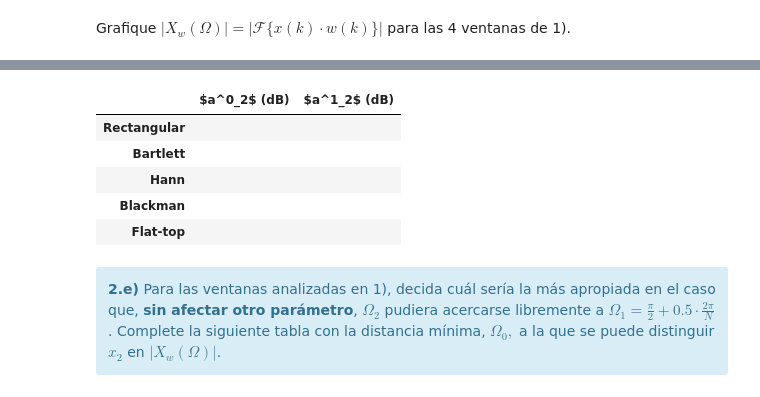
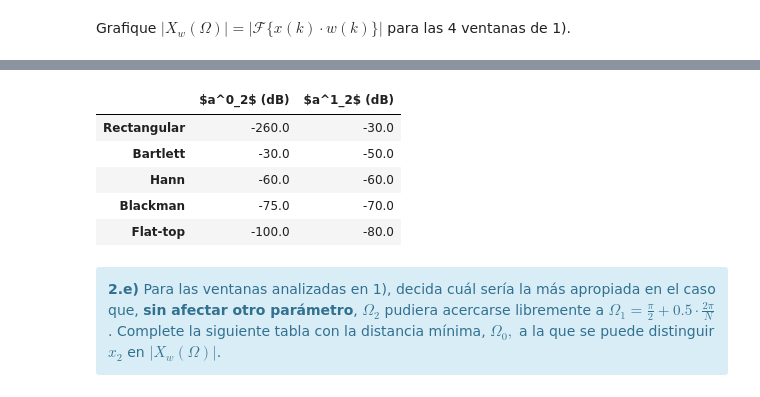
Before and after one commit to LisandroRobles/tp2, a Jupyter notebook: TP2 - Ventanas.ipynb, the cells around one changed output, grey strips where cells are left out. Cells and saved outputs as stored; diff of their text form; code cells hidden in the pictures.

```diff
--- a/TP2 - Ventanas.ipynb
+++ b/TP2 - Ventanas.ipynb
@@ -967,0 +1100,14 @@ plt.plot(t,x)
+# %%
+fig, axarr = plt.subplots(4, 1,figsize = (10,5))
+fig.suptitle('Distinción de $x_{2}$ para varias desintonias, ' + str(20*np.log10(a2)),fontsize=12,y = 1.08)
+fig.tight_layout()
+
+i = 0
+for Xi,d1i in zip(X,d1):
+    axarr[i].plot(f,Xi)
+    axarr[i].set_title('Espectro de módulo para d1 = ' + str(d1i))
+    axarr[i].set_ylabel('$|X(\Omega)|$')
+    axarr[i].set_xlabel('$\\Omega$')
+    axarr[i].axis('tight')
+    axarr[i].grid()
+    i = i + 1
@@ -967,0 +1160,14 @@ plt.plot(t,x)
+# %%
+fig, axarr = plt.subplots(4, 1,figsize = (10,5))
+fig.suptitle('Distinción de $x_{2}$ para varias desintonias, ' + str(20*np.log10(a2)),fontsize=12,y = 1.08)
+fig.tight_layout()
+
+i = 0
+for Xi,d1i in zip(X,d1):
+    axarr[i].plot(f,Xi)
+    axarr[i].set_title('Espectro de módulo para d1 = ' + str(d1i))
+    axarr[i].set_ylabel('$|X(\Omega)|$')
+    axarr[i].set_xlabel('$\\Omega$')
+    axarr[i].axis('tight')
+    axarr[i].grid()
+    i = i + 1
@@ -1006,32 +1479,28 @@ Grafique $\lvert X_w(\Omega) \rvert = \lvert \mathcal{F}\{ x(k) · w(k) \} \rver
+# %%
+tus_resultados = []
+for a20i,a21i in zip(a20,a21):
+    tus_resultados.append([str(a20i),str(a21i)])
 # %%
 
 #######################################
 # Tu simulación que genere resultados #
 #######################################
-
-tus_resultados = [
-                   ['', ''], # <-- acá debería haber numeritos :)
-                   ['', ''], # <-- acá debería haber numeritos :)
-                   ['', ''], # <-- acá debería haber numeritos :)
-                   ['', ''], # <-- acá debería haber numeritos :)
-                   ['', ''] # <-- acá debería haber numeritos :)
-                 ]
 df = DataFrame(tus_resultados, columns=['$a^0_2$ (dB)','$a^1_2$ (dB)'],
                index=[
                         'Rectangular',
                         'Bartlett',
                         'Hann',
                         'Blackman',
                         'Flat-top'
                      ])
 HTML(df.to_html())
 # %% [output]
 |  | $a^0_2$ (dB) | $a^1_2$ (dB) |
-| Rectangular |  |  |
-| Bartlett |  |  |
-| Hann |  |  |
-| Blackman |  |  |
-| Flat-top |  |  |
+| Rectangular | -260.0 | -30.0 |
+| Bartlett | -30.0 | -50.0 |
+| Hann | -60.0 | -60.0 |
+| Blackman | -75.0 | -70.0 |
+| Flat-top | -100.0 | -80.0 |
 # %% [markdown]
 <div class="alert alert-block alert-info">
 <b>2.e)</b> Para las ventanas analizadas en 1), decida cuál sería la más apropiada en el caso que, <b>sin afectar otro parámetro</b>, $\Omega_2$ pudiera acercarse libremente a $\Omega_1 = \frac{\pi}{2} + 0.5·\frac{2\pi}{N}$. Complete la siguiente tabla con la distancia mínima, $\Omega_0, $ a la que se puede distinguir $x_2$ en $\lvert X_w(\Omega) \rvert$.
```
Also changed, not shown: parts of 43 cells of this notebook.
